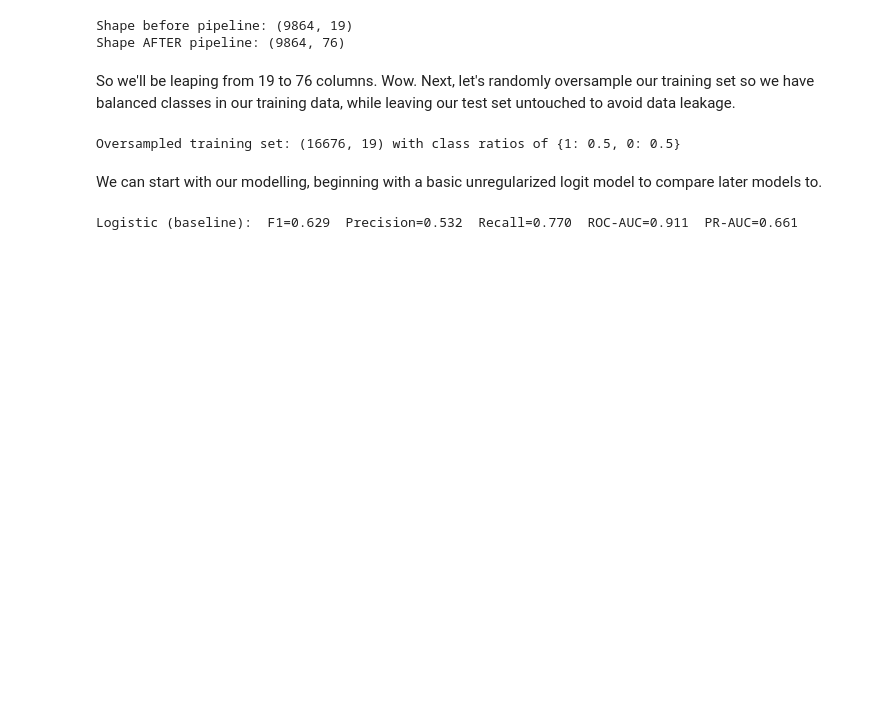
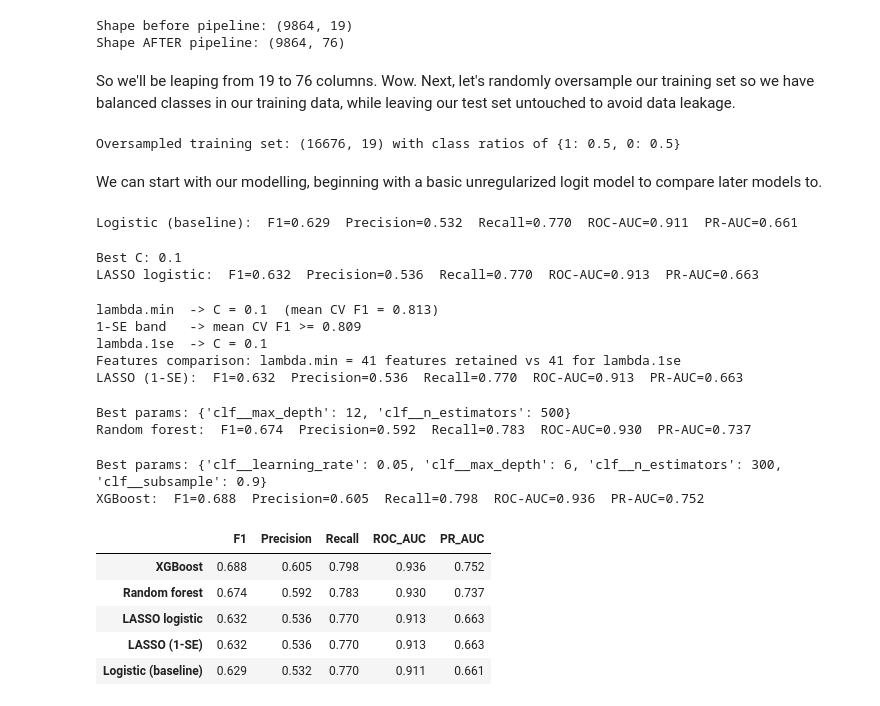
Before and after one commit to wattyven/Purchase-Intent-Classification, a Jupyter notebook: in_progress_report.ipynb, the cells around one changed output. Saved outputs shown, nothing was run; the diff lists cells and outputs as text; code cells hidden in the pictures; blank space fills up the shorter version.

```diff
--- a/in_progress_report.ipynb
+++ b/in_progress_report.ipynb
@@ -210,3 +210,75 @@ logit_base = Pipeline([("pre", pre_scaled),
 evaluate_proba("Logistic (baseline)", logit_base.predict_proba(X_te)[:, 1])
 # %% [output]
 Logistic (baseline):  F1=0.629  Precision=0.532  Recall=0.770  ROC-AUC=0.911  PR-AUC=0.661
+# %%
+lasso_grid = GridSearchCV(
+    Pipeline([("pre", pre_scaled),
+              ("clf", LogisticRegression(penalty="l1", solver="liblinear", max_iter=3000))]), # clf is classifier, liblinear solver bc it supports the LASSO
+    {"clf__C": [0.01, 0.03, 0.1, 0.3, 1, 3]}, scoring="f1", cv=cv, n_jobs=-1).fit(X_bal, y_bal) # retrieves highest C value that yields the best F1 score across our folds
+# C is the inverse of regularization strength
+print("Best C:", lasso_grid.best_params_["clf__C"])
+evaluate_proba("LASSO logistic", lasso_grid.best_estimator_.predict_proba(X_te)[:, 1]) # our lambda.min lasso results
+# %% [output]
+Best C: 0.1
+LASSO logistic:  F1=0.632  Precision=0.536  Recall=0.770  ROC-AUC=0.913  PR-AUC=0.663
+# %%
+cvr  = pd.DataFrame(lasso_grid.cv_results_) # cross validation results from our grid search
+best = cvr["mean_test_score"].idxmax()
+# manually implenment lambda.1se from R
+se   = cvr.loc[best, "std_test_score"] / np.sqrt(cv.get_n_splits()) # obtaining the standard error using s/sqrt(n)
+within = cvr["mean_test_score"] >= cvr.loc[best, "mean_test_score"] - se # within the 1se band of the best mean CV score
+C_1se  = cvr.loc[within, "param_clf__C"].min() # getting the smallest C val within our bounds
+print(f"lambda.min  -> C = {lasso_grid.best_params_['clf__C']}  (mean CV F1 = {cvr.loc[best,'mean_test_score']:.3f})")
+print(f"1-SE band   -> mean CV F1 >= {cvr.loc[best,'mean_test_score']-se:.3f}")
+print(f"lambda.1se  -> C = {C_1se}")
+
+lasso_1se = clone(lasso_grid.best_estimator_).set_params(clf__C=C_1se).fit(X_bal, y_bal)
+n_min = (lasso_grid.best_estimator_.named_steps["clf"].coef_[0] != 0).sum()
+n_1se = (lasso_1se.named_steps["clf"].coef_[0] != 0).sum()
+print(f"Features comparison: lambda.min = {n_min} features retained vs {n_1se} for lambda.1se")
+evaluate_proba("LASSO (1-SE)", lasso_1se.predict_proba(X_te)[:, 1]) # our lambda.1se lasso results
+# %% [output]
+lambda.min  -> C = 0.1  (mean CV F1 = 0.813)
+1-SE band   -> mean CV F1 >= 0.809
+lambda.1se  -> C = 0.1
+Features comparison: lambda.min = 41 features retained vs 41 for lambda.1se
+LASSO (1-SE):  F1=0.632  Precision=0.536  Recall=0.770  ROC-AUC=0.913  PR-AUC=0.663
+# %%
+rf_grid = GridSearchCV(
+    Pipeline([("pre", pre_raw),
+              ("clf", RandomForestClassifier(class_weight="balanced", random_state=global_seed, n_jobs=-1))]), # balanced bc we've oversampled and classes in train data are no longer imbalanced
+    {"clf__n_estimators": [300, 500], "clf__max_depth": [None, 12, 20]},
+    scoring="f1", cv=cv, n_jobs=-1).fit(X_tr, y_tr)
+print("Best params:", rf_grid.best_params_)
+evaluate_proba("Random forest", rf_grid.best_estimator_.predict_proba(X_te)[:, 1])
+# %% [output]
+Best params: {'clf__max_depth': 12, 'clf__n_estimators': 500}
+Random forest:  F1=0.674  Precision=0.592  Recall=0.783  ROC-AUC=0.930  PR-AUC=0.737
+# %%
+spw = (y_tr == 0).sum() / (y_tr == 1).sum() # neg:pos ratio in ORIGINAL train set for scale_pos_weight in XGBoost
+xgb = XGBClassifier(objective="binary:logistic", eval_metric="logloss", # binary classification, and logless is the default evaluation metric
+                    tree_method="hist", scale_pos_weight=spw, # histogram method for trees by binning continuous features discretely
+                    # spw helps XGBoost handle class imbalance by weighting the positive class more heavily in the loss function
+                    random_state=global_seed, n_jobs=-1)
+xgb_grid = GridSearchCV(
+    Pipeline([("pre", pre_raw), ("clf", xgb)]), # using our raw, non-oversampled data!
+    {"clf__n_estimators": [300, 500],
+     "clf__max_depth":    [3, 6],
+     "clf__learning_rate":[0.05, 0.1],
+     "clf__subsample":    [0.9]},
+    scoring="f1", cv=cv, n_jobs=-1).fit(X_tr, y_tr)
+print("Best params:", xgb_grid.best_params_)
+evaluate_proba("XGBoost", xgb_grid.best_estimator_.predict_proba(X_te)[:, 1])
+# %% [output]
+Best params: {'clf__learning_rate': 0.05, 'clf__max_depth': 6, 'clf__n_estimators': 300, 'clf__subsample': 0.9}
+XGBoost:  F1=0.688  Precision=0.605  Recall=0.798  ROC-AUC=0.936  PR-AUC=0.752
+# %%
+res = pd.DataFrame(results).T.sort_values("F1", ascending=False)
+res.round(3)
+# %% [output]
+|  | F1 | Precision | Recall | ROC_AUC | PR_AUC |
+| XGBoost | 0.688 | 0.605 | 0.798 | 0.936 | 0.752 |
+| Random forest | 0.674 | 0.592 | 0.783 | 0.930 | 0.737 |
+| LASSO logistic | 0.632 | 0.536 | 0.770 | 0.913 | 0.663 |
+| LASSO (1-SE) | 0.632 | 0.536 | 0.770 | 0.913 | 0.663 |
+| Logistic (baseline) | 0.629 | 0.532 | 0.770 | 0.911 | 0.661 |
```
Also changed, not shown: parts of 1 cell of this notebook.
